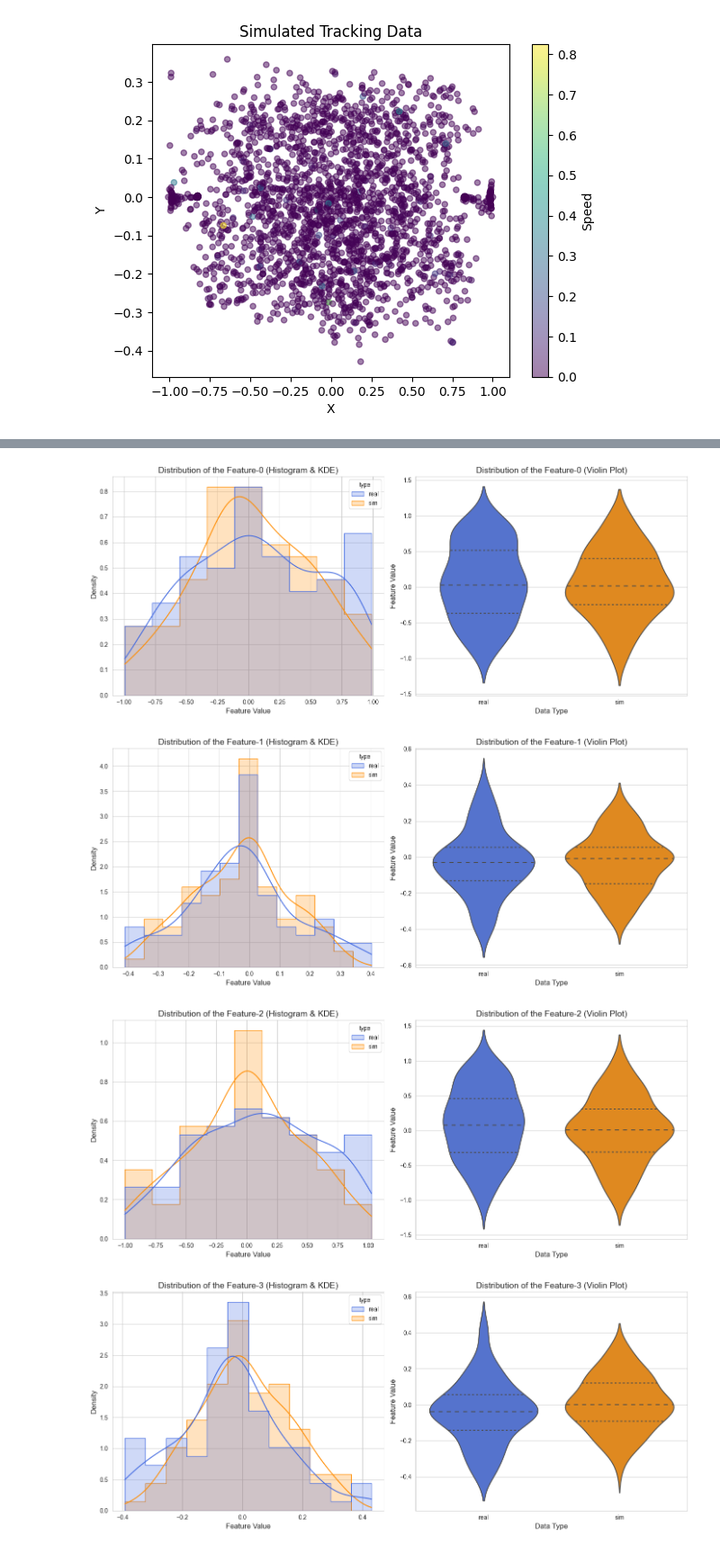
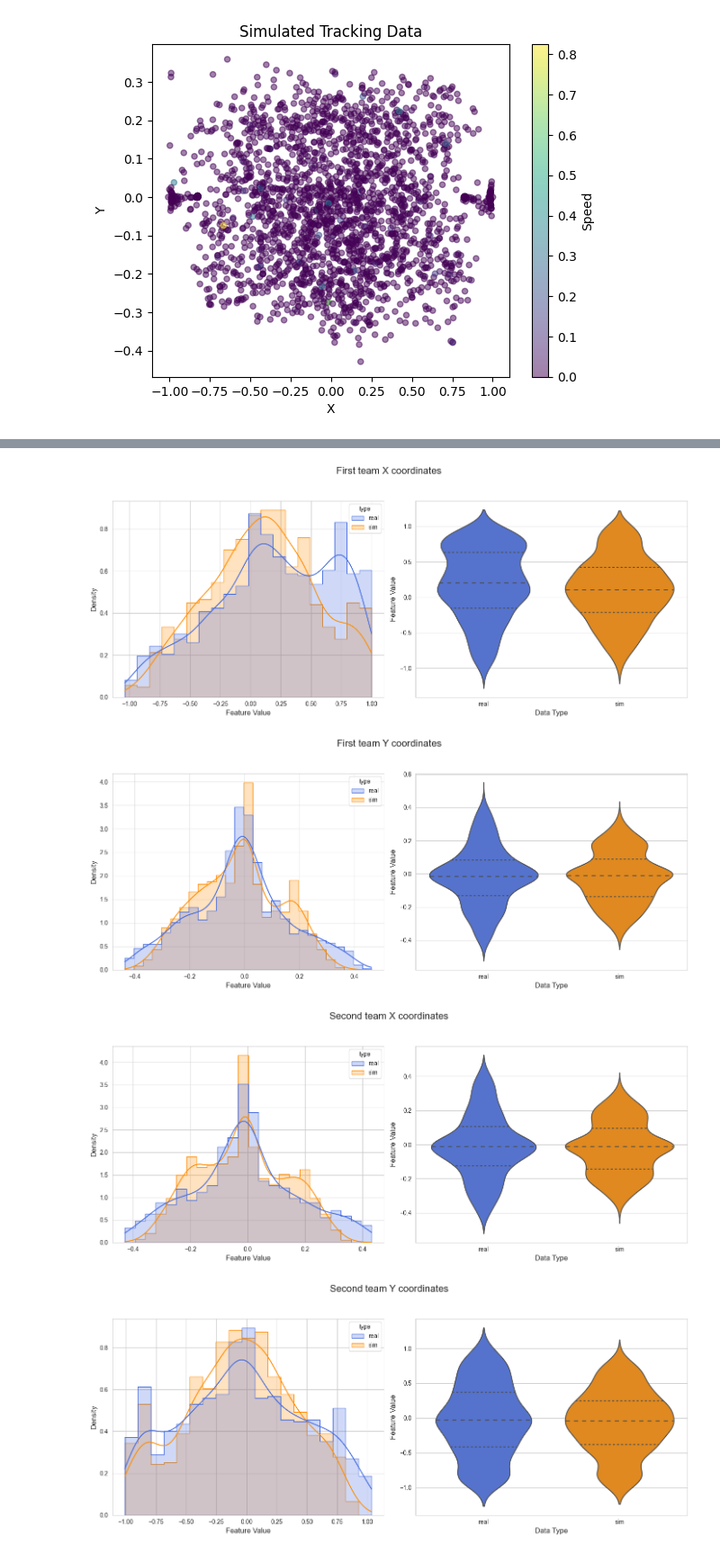
Before and after one commit to rakawanegan/pbl-ssc_with_gfootball, a Jupyter notebook: notebooks/bin_sim_or_real.ipynb, the cells around one changed output, grey strips where cells are left out. Shown at 90% size. Saved outputs shown, nothing was run; the diff lists cells and outputs as text; code cells hidden in the pictures.

```diff
--- a/notebooks/bin_sim_or_real.ipynb
+++ b/notebooks/bin_sim_or_real.ipynb
@@ -112,8 +112,8 @@ aucs = list()
 f1_scores = list()
 
 for _ in range(n_iter):
-    real_X = [group.sort_values(['HA', 'No']).sample(frac=1).loc[:, input_param].values.flatten() for _, group in list(real_df.groupby(['Frame', 'type']))]
-    sim_X = [group.sort_values(['HA', 'No']).sample(frac=1).loc[:, input_param].values.flatten() for _, group in list(sim_df.groupby(['Frame', 'type']))]
+    real_X = [np.array([sub_group.sample(frac=1).loc[:, input_param] for ha, sub_group in list(group.groupby('HA'))]).flatten() for _, group in list(real_df.groupby(['Frame', 'type']))]
+    sim_X = [np.array([sub_group.sample(frac=1).loc[:, input_param] for ha, sub_group in list(group.groupby('HA'))][::-1]).flatten() for _, group in list(sim_df.groupby(['Frame', 'type']))]
     real_y = [True for _ in list(real_df.groupby(['Frame', 'type']))]
     sim_y = [False for _ in list(sim_df.groupby(['Frame', 'type']))]
 
@@ -219,46 +220,53 @@ final_importance.head(5)
 import seaborn as sns
 import matplotlib.pyplot as plt
 
-for idx in final_importance.head(5).index:
+team_extract_idxs = {
+    'First team X coordinates': [i for i in range(0, 23, 2)],  # First team X coordinates
+    'First team Y coordinates': [i for i in range(1, 23, 2)],  # First team Y coordinates
+    'Second team X coordinates': [i for i in range(23, 44, 2)],  # Second team X coordinates
+    'Second team Y coordinates': [i for i in range(24, 44, 2)],  # Second team Y coordinates
+}
 
-    real_data = np.array(real_X)[:, idx]
-    sim_data = np.array(sim_X)[:, idx]
+for title, idx in team_extract_idxs.items():
+
+    real_data = np.array(real_X)[:, idx].flatten()
+    sim_data = np.array(sim_X)[:, idx].flatten()
 
     # 1. データを分析用のDataFrameに統合する
     # 各データに 'real', 'sim' のラベルを付与して結合する
     df_real = pd.DataFrame({'value': real_data, 'type': 'real'})
     df_sim = pd.DataFrame({'value': sim_data, 'type': 'sim'})
     combined_df = pd.concat([df_real, df_sim], ignore_index=True)
 
     # 2. 分布を可視化する
     # MatplotlibとSeabornのスタイルを設定する
     sns.set_style("whitegrid")
     plt.rcParams['figure.figsize'] = (14, 6)
 
     # 2.1. ヒストグラムとカーネル密度推定（KDE）プロットを重ねて描画
     plt.subplot(1, 2, 1)
     sns.histplot(data=combined_df, x='value', hue='type', kde=True,
                 palette={'real': 'royalblue', 'sim': 'darkorange'},
                 element="step", stat="density", common_norm=False)
-    plt.title(f'Distribution of the Feature-{idx} (Histogram & KDE)', fontsize=14)
     plt.xlabel('Feature Value', fontsize=12)
     plt.ylabel('Density', fontsize=12)
 
     # 2.2. 箱ひげ図とヴァイオリンプロットを並べて描画
     # ヴァイオリンプロットは分布の形状も表現できるため、より多くの情報を含む
     plt.subplot(1, 2, 2)
     sns.violinplot(data=combined_df, x='type', y='value',
                 palette={'real': 'royalblue', 'sim': 'darkorange'}, inner='quartile'
     )
-    plt.title(f'Distribution of the Feature-{idx} (Violin Plot)', fontsize=14)
     plt.xlabel('Data Type', fontsize=12)
     plt.ylabel('Feature Value', fontsize=12)
 
     # レイアウトを調整してプロットを表示
     plt.tight_layout()
+    plt.suptitle(title, fontsize=16)
+    plt.subplots_adjust(top=0.85)  # タイトルのスペースを確保
     plt.show()
 # %% [output]
-[figure, old version]
+[figure, new version]
-[figure, old version]
+[figure, new version]
-[figure, old version]
+[figure, new version]
-[figure, old version]
+[figure, new version]
```
Also changed, not shown: parts of 5 cells of this notebook, 1 other file.
